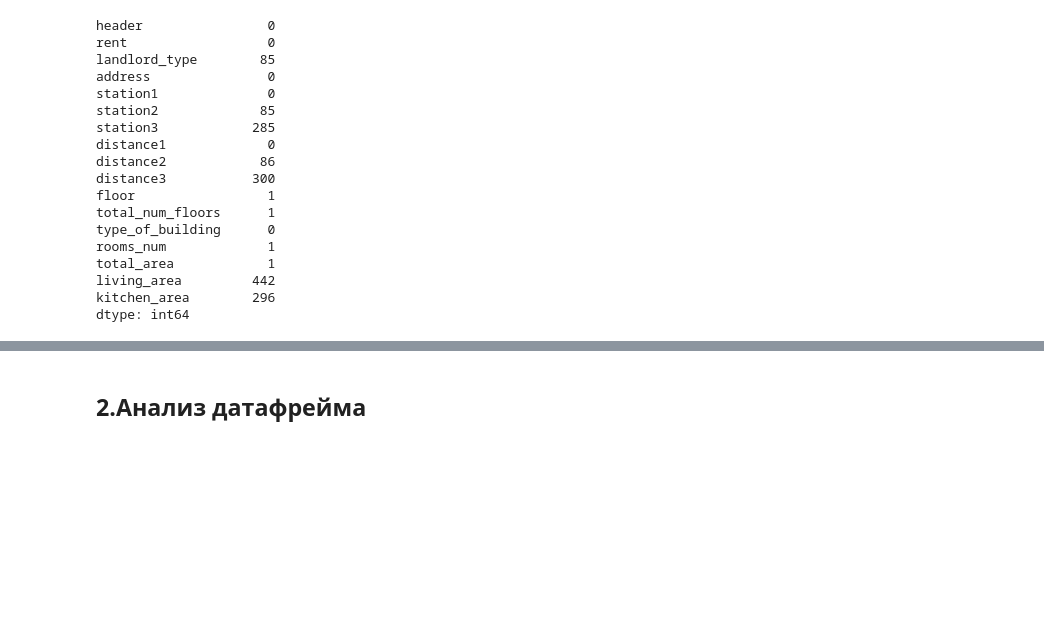
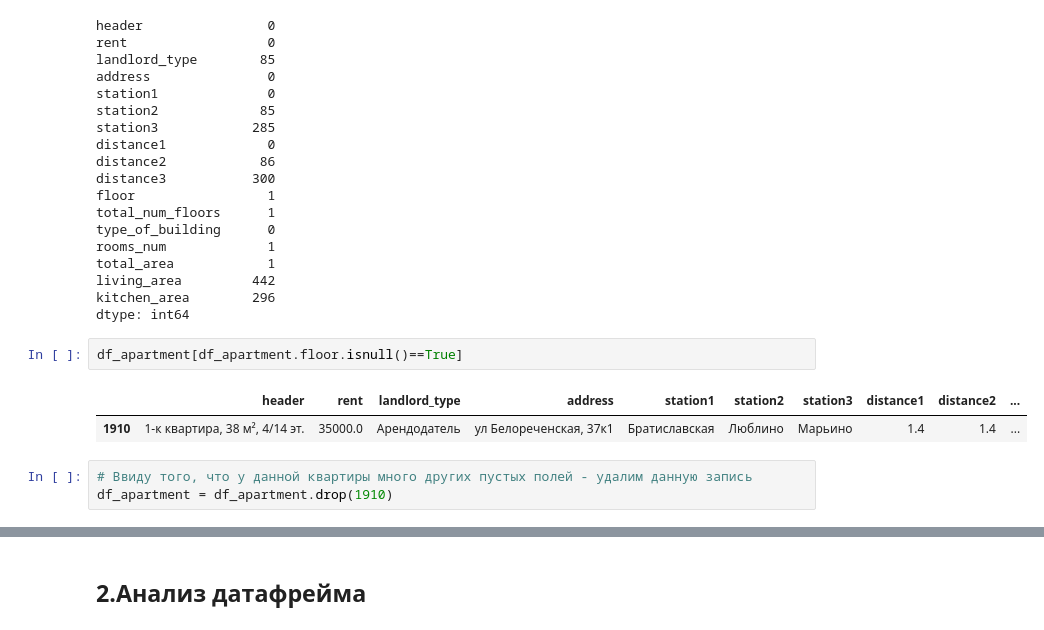
Before and after one commit to Pexincludtay/moscow_apartments, a Jupyter notebook: 1_avito_apartments.ipynb, the cells around one changed output, grey strips where cells are left out. Saved outputs shown, nothing was run; the diff lists cells and outputs as text; blank space fills up the shorter version.

```diff
--- a/1_avito_apartments.ipynb
+++ b/1_avito_apartments.ipynb
@@ -479,3 +479,11 @@ total_area            1
 living_area         442
 kitchen_area        296
 dtype: int64
+# %%
+df_apartment[df_apartment.floor.isnull()==True]
+# %% [output]
+|  | header | rent | landlord_type | address | station1 | station2 | station3 | distance1 | distance2 | ... |
+| 1910 | 1-к квартира, 38 м², 4/14 эт. | 35000.0 | Арендодатель | ул Белореченская, 37к1 | Братиславская | Люблино | Марьино | 1.4 | 1.4 | ... |
+# %%
+# Ввиду того, что у данной квартиры много других пустых полей - удалим данную запись
+df_apartment = df_apartment.drop(1910)
```
Also changed, not shown: parts of 8 cells of this notebook.
